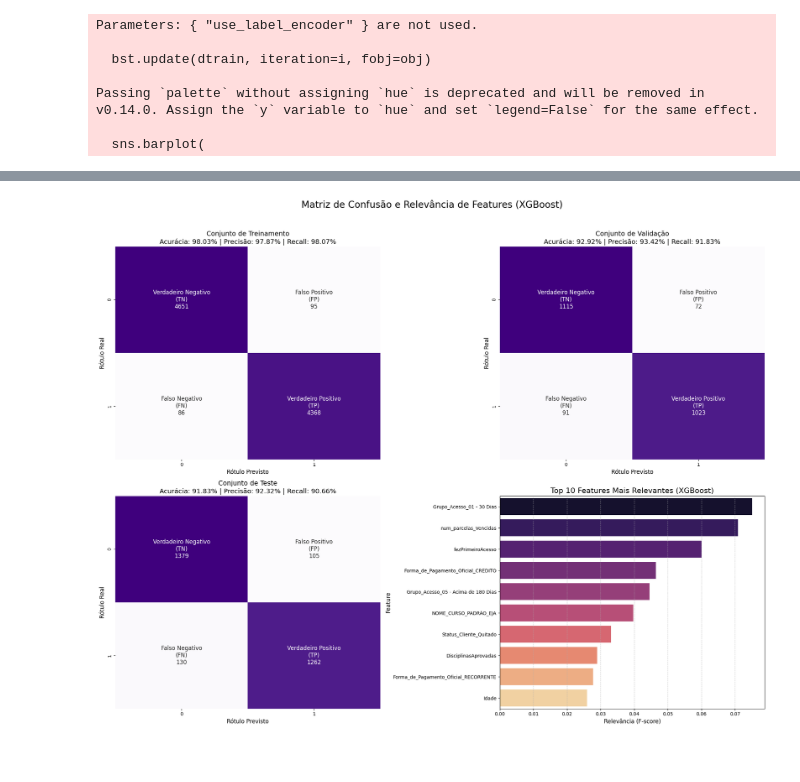
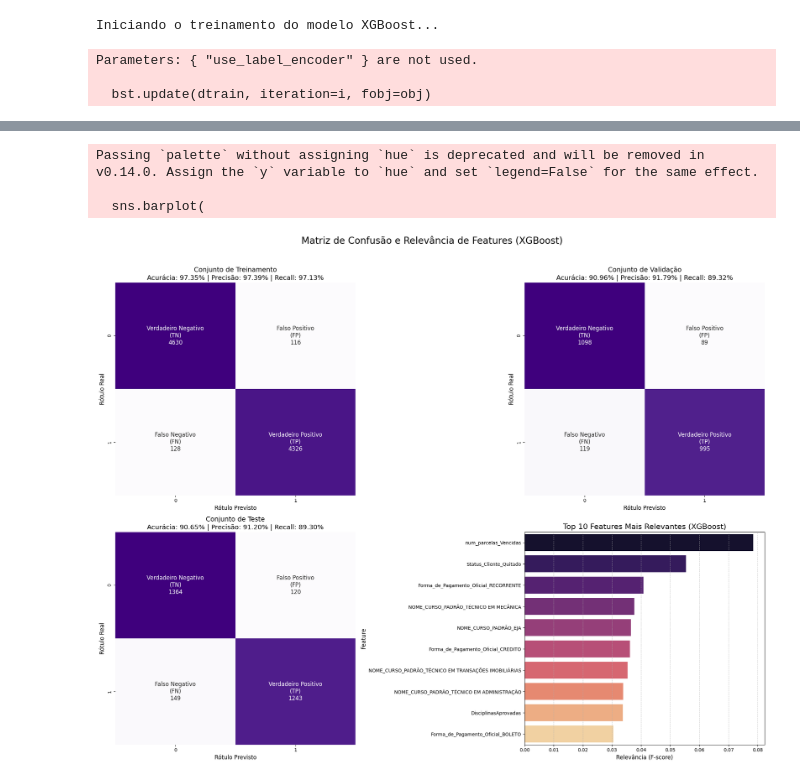
Before and after one commit to Arthur-Marques-IA/FMF_Churn-PAD, a Jupyter notebook: models/models.ipynb, the cells around one changed output, grey strips where cells are left out. Saved outputs shown, nothing was run; the diff lists cells and outputs as text; code cells hidden in the pictures.

```diff
--- a/models/models.ipynb
+++ b/models/models.ipynb
@@ -628,21 +651,32 @@ Passing `palette` without assigning `hue` is deprecated and will be removed in v
 # %%
-from xgboost import XGBClassifier
-# --- Dimensionamento de Features (Feature Scaling) ---
-scaler = StandardScaler()
-X_train_scaled = scaler.fit_transform(X_train)
-X_val_scaled = scaler.transform(X_val)
-X_test_scaled = scaler.transform(X_test)
+# --- Treinamento do Modelo (XGBoost) ---
 
-# --- Treinamento do Modelo (XGBoost) ---
-# Trocamos o modelo anterior pelo XGBClassifier
-# use_label_encoder=False e eval_metric='logloss' são adicionados para evitar avisos comuns.
+print("Iniciando o treinamento do modelo XGBoost...")
 xgb_model = XGBClassifier(use_label_encoder=False, eval_metric='logloss', random_state=42)
-xgb_model.fit(X_train_scaled, y_train)
+xgb_model.fit(X_train, y_train)
+print("Treinamento concluído.")
 
-# --- Previsões ---
-y_train_pred = xgb_model.predict(X_train_scaled)
-y_val_pred = xgb_model.predict(X_val_scaled)
-y_test_pred = xgb_model.predict(X_test_scaled)
+# --- Previsões e Probabilidades ---
+y_train_pred = xgb_model.predict(X_train)
+y_val_pred = xgb_model.predict(X_val)
+y_test_pred = xgb_model.predict(X_test)
+y_test_prob = xgb_model.predict_proba(X_test)
+
+
+# --- Tabela de Probabilidades (Amostra Aleatória) ---
+# Cria um DataFrame com os resultados do conjunto de teste.
+xgb_predictions_df = pd.DataFrame({
+    'Real': y_test.values,
+    'Previsto': y_test_pred,
+    'Prob_Nao_Churn (0)': y_test_prob[:, 0],
+    'Prob_Churn (1)': y_test_prob[:, 1]
+}, index=getattr(y_test, 'index', range(len(y_test))))
+
+# Seleciona e exibe 10 amostras aleatórias do DataFrame de previsões.
+print("\n--- 10 Amostras Aleatórias de Previsões (XGBoost) ---")
+random_10_xgb_samples_df = xgb_predictions_df.sample(10, random_state=42)
+print(random_10_xgb_samples_df.to_markdown(index=False))
+
 
 # --- Função de Plotagem para uma Única Matriz ---
 def plot_single_confusion_matrix(ax, y_true, y_pred, title):
@@ -667,15 +701,16 @@ def plot_single_confusion_matrix(ax, y_true, y_pred, title):
         [f'Verdadeiro Negativo\n(TN)\n{tn}', f'Falso Positivo\n(FP)\n{fp}'],
         [f'Falso Negativo\n(FN)\n{fn}', f'Verdadeiro Positivo\n(TP)\n{tp}']
     ])
-    sns.heatmap(cm, annot=labels, fmt='', cmap='Purples', cbar=False, ax=ax, annot_kws={"size": 12}) # Mudado para cmap='Purples'
+    sns.heatmap(cm, annot=labels, fmt='', cmap='Purples', cbar=False, ax=ax, annot_kws={"size": 12})
     subtitle = f'Acurácia: {accuracy:.2%} | Precisão: {precision:.2%} | Recall: {recall:.2%}'
     ax.set_title(f'{title}\n{subtitle}', fontsize=14)
     ax.set_ylabel('Rótulo Real', fontsize=12)
     ax.set_xlabel('Rótulo Previsto', fontsize=12)
 
 # --- Criar a Imagem Consolidada ---
+print("\nGerando a visualização gráfica...")
 fig, axes = plt.subplots(2, 2, figsize=(20, 16))
-fig.suptitle('Matriz de Confusão e Relevância de Features (XGBoost)', fontsize=20, y=0.98) # Título atualizado
+fig.suptitle('Matriz de Confusão e Relevância de Features (XGBoost)', fontsize=20, y=0.98)
 axes = axes.ravel()
 
 # Plotar cada matriz de confusão
@@ -685,25 +720,27 @@ plot_single_confusion_matrix(axes[2], y_test, y_test_pred, 'Conjunto de Teste')
 
 # --- Plotar a Relevância das Features (Feature Importance) ---
 ax_importance = axes[3]
-# O XGBoost também possui o atributo 'feature_importances_'
 importances = xgb_model.feature_importances_
-feature_names = X_train.columns if isinstance(X_train, pd.DataFrame) else [f'Feature {i}' for i in range(X_train.shape[1])]
+
+# Garante que temos os nomes das features
+if isinstance(X_train, pd.DataFrame):
+    feature_names = X_train.columns.tolist()
+else:
+    feature_names = [f'Feature {i}' for i in range(X_train.shape[1])]
+
 feature_importance_df = pd.DataFrame({
     'Feature': feature_names,
     'Importance': importances
 }).sort_values(by='Importance', ascending=False)
 
-# Criar o gráfico de barras com as 10 features mais importantes
 sns.barplot(
     x='Importance',
     y='Feature',
-    data=feature_importance_df.head(10), # Seleciona apenas as 10 primeiras linhas
+    data=feature_importance_df.head(10),
     ax=ax_importance,
-    palette='magma' # Mudado para palette='magma'
+    palette='magma'
 )
-
-# Ajustar o título para refletir a mudança
-ax_importance.set_title('Top 10 Features Mais Relevantes (XGBoost)', fontsize=16) # Título atualizado
+ax_importance.set_title('Top 10 Features Mais Relevantes (XGBoost)', fontsize=16)
 ax_importance.set_xlabel('Relevância (F-score)', fontsize=12)
 ax_importance.set_ylabel('Feature', fontsize=12)
 ax_importance.grid(axis='x', linestyle='--', alpha=0.7)
@@ -712,10 +749,7 @@ ax_importance.grid(axis='x', linestyle='--', alpha=0.7)
 plt.tight_layout(rect=[0, 0, 1, 0.96])
 plt.show()
 # %% [output]
-Parameters: { "use_label_encoder" } are not used.
-
-  bst.update(dtrain, iteration=i, fobj=obj)
-
-Passing `palette` without assigning `hue` is deprecated and will be removed in v0.14.0. Assign the `y` variable to `hue` and set `legend=False` for the same effect.
-
-  sns.barplot(
+Iniciando o treinamento do modelo XGBoost...
+Parameters: { "use_label_encoder" } are not used.
+
+  bst.update(dtrain, iteration=i, fobj=obj)
@@ -722 +773,4 @@ Passing `palette` without assigning `hue` is deprecated and will be removed in v
+Passing `palette` without assigning `hue` is deprecated and will be removed in v0.14.0. Assign the `y` variable to `hue` and set `legend=False` for the same effect.
+
+  sns.barplot(
-[figure, old version]
+[figure, new version]
```
Also changed, not shown: parts of 21 cells of this notebook, 2 other files.
